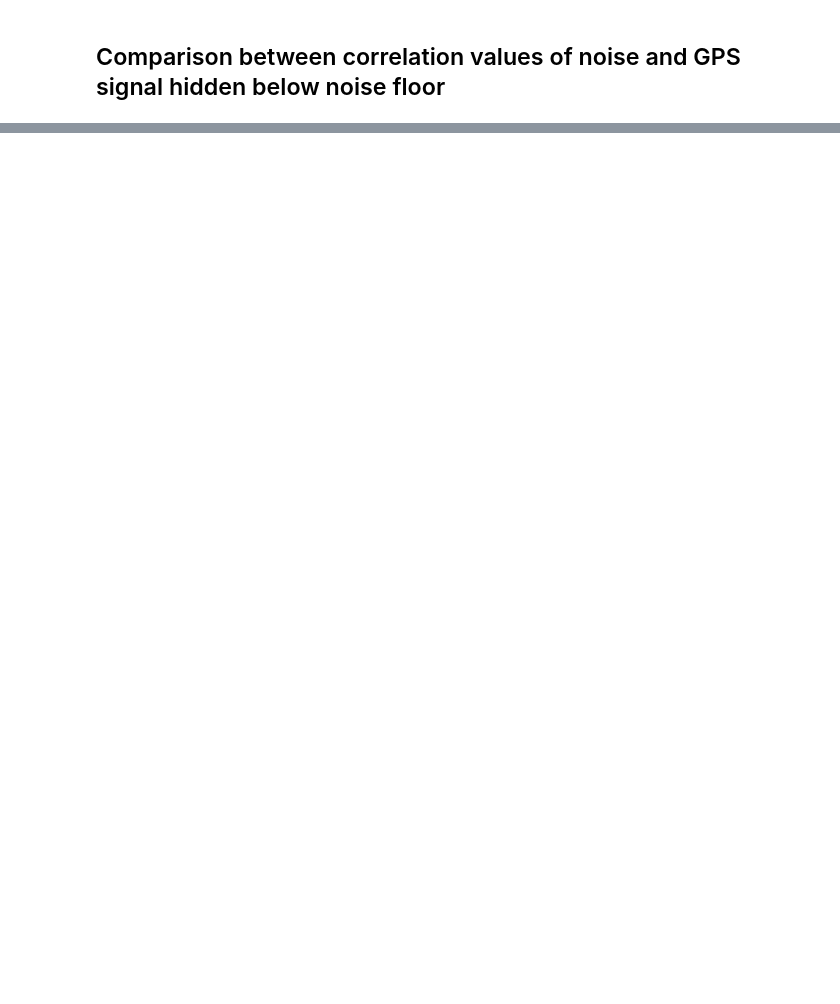
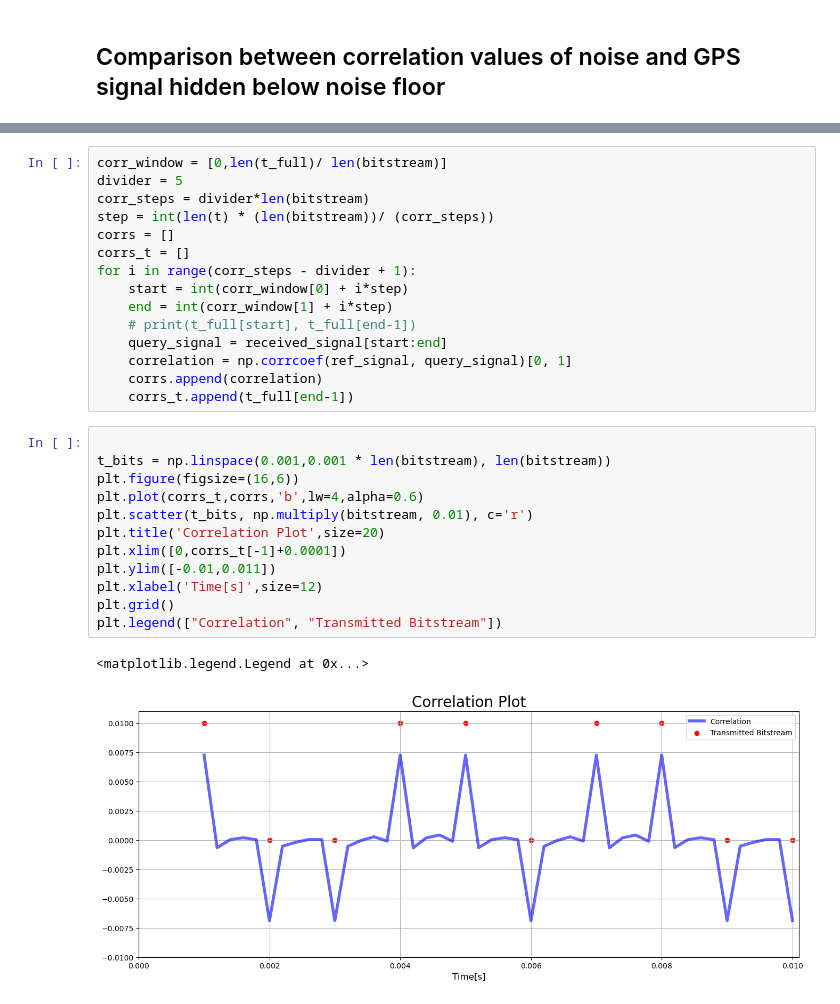
Before and after one commit to WenJunGaoCalvin/SignalModulation, a Jupyter notebook: gps.ipynb, the cells around one changed output, grey strips where cells are left out. Cells and saved outputs as stored; diff of their text form; blank space fills up the shorter version.

```diff
--- a/gps.ipynb
+++ b/gps.ipynb
@@ -128,0 +150,30 @@ Correlation value of GPS signal -20dB below noise floor is 29.64 times that of c
+# %%
+corr_window = [0,len(t_full)/ len(bitstream)]
+divider = 5
+corr_steps = divider*len(bitstream)
+step = int(len(t) * (len(bitstream))/ (corr_steps))
+corrs = []
+corrs_t = []
+for i in range(corr_steps - divider + 1):
+    start = int(corr_window[0] + i*step)
+    end = int(corr_window[1] + i*step)
+    # print(t_full[start], t_full[end-1])
+    query_signal = received_signal[start:end]
+    correlation = np.corrcoef(ref_signal, query_signal)[0, 1]
+    corrs.append(correlation)
+    corrs_t.append(t_full[end-1])
+# %%
+
+t_bits = np.linspace(0.001,0.001 * len(bitstream), len(bitstream))
+plt.figure(figsize=(16,6))
+plt.plot(corrs_t,corrs,'b',lw=4,alpha=0.6)
+plt.scatter(t_bits, np.multiply(bitstream, 0.01), c='r')
+plt.title('Correlation Plot',size=20)
+plt.xlim([0,corrs_t[-1]+0.0001])
+plt.ylim([-0.01,0.011])
+plt.xlabel('Time[s]',size=12)
+plt.grid()
+plt.legend(["Correlation", "Transmitted Bitstream"])
+# %% [output]
+<matplotlib.legend.Legend at 0x...>
+[figure, added]
```
Also changed, not shown: parts of 8 cells of this notebook, 1 other file.
